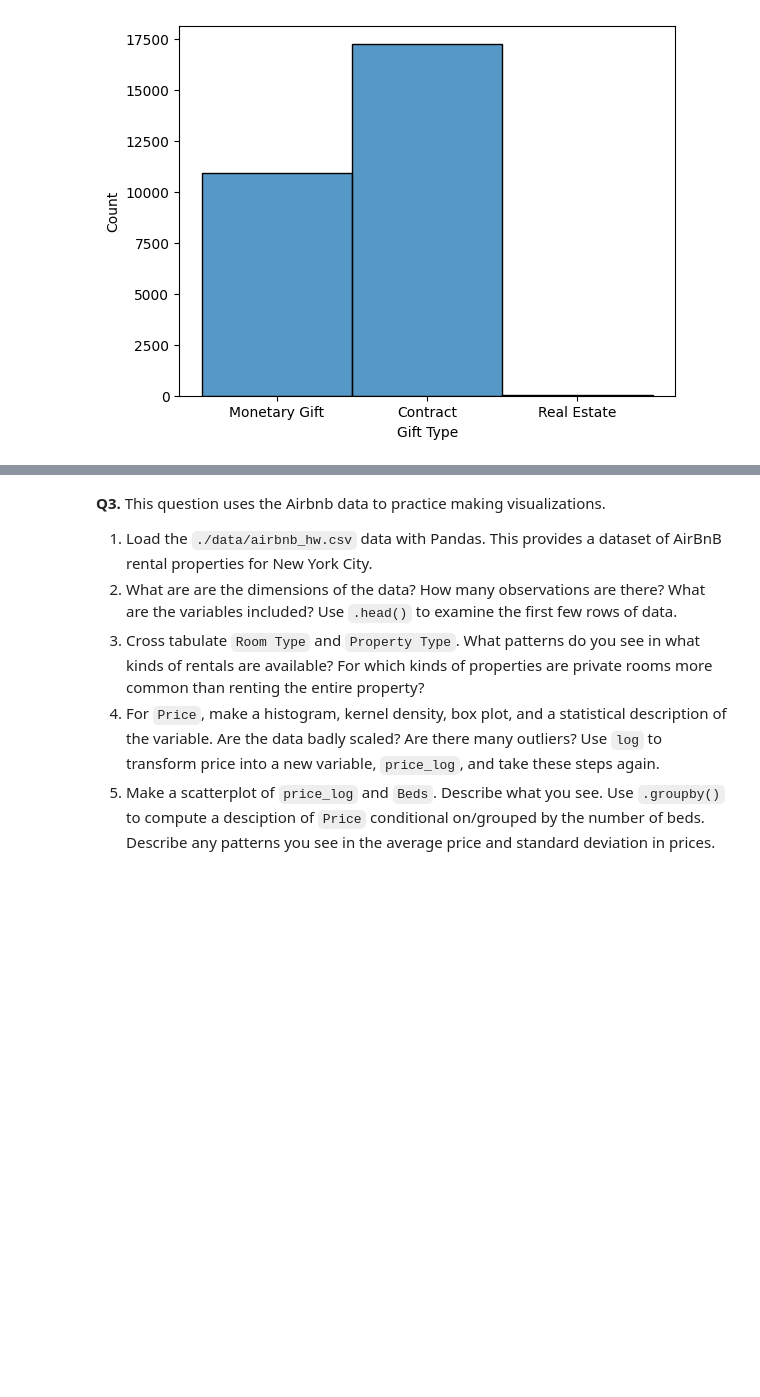
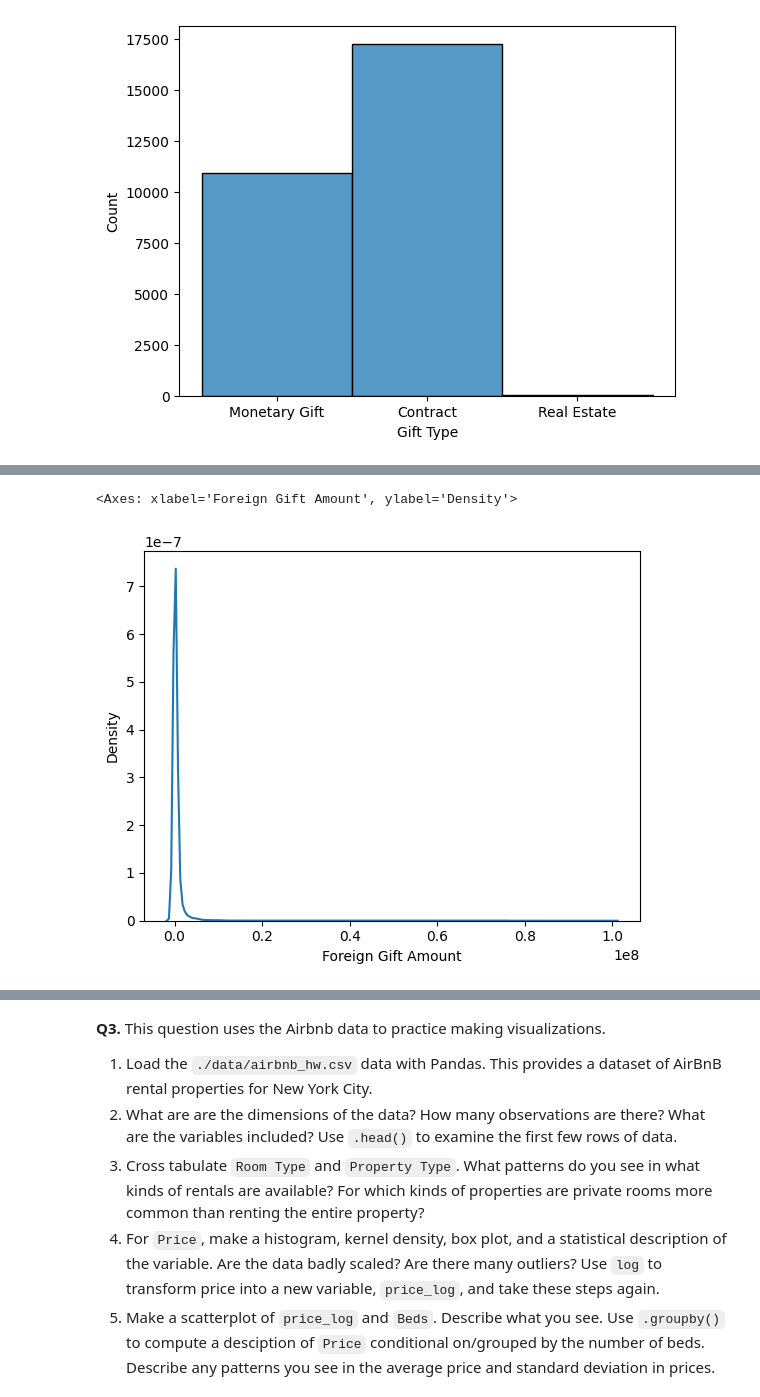
Before and after one commit to teaganabritten/EDAfork, a Jupyter notebook: assignment/assignment.ipynb, the cells around one changed output, grey strips where cells are left out. Saved outputs shown, nothing was run; the diff lists cells and outputs as text; code cells hidden in the pictures; blank space fills up the shorter version.

```diff
--- a/assignment/assignment.ipynb
+++ b/assignment/assignment.ipynb
@@ -71,0 +104,5 @@ sns.histplot(foreigngifts['Gift Type'])
+# %%
+sns.kdeplot(foreigngifts['Foreign Gift Amount'])
+# %% [output]
+<Axes: xlabel='Foreign Gift Amount', ylabel='Density'>
+[figure, added]
```
Also changed, not shown: parts of 36 cells of this notebook.
